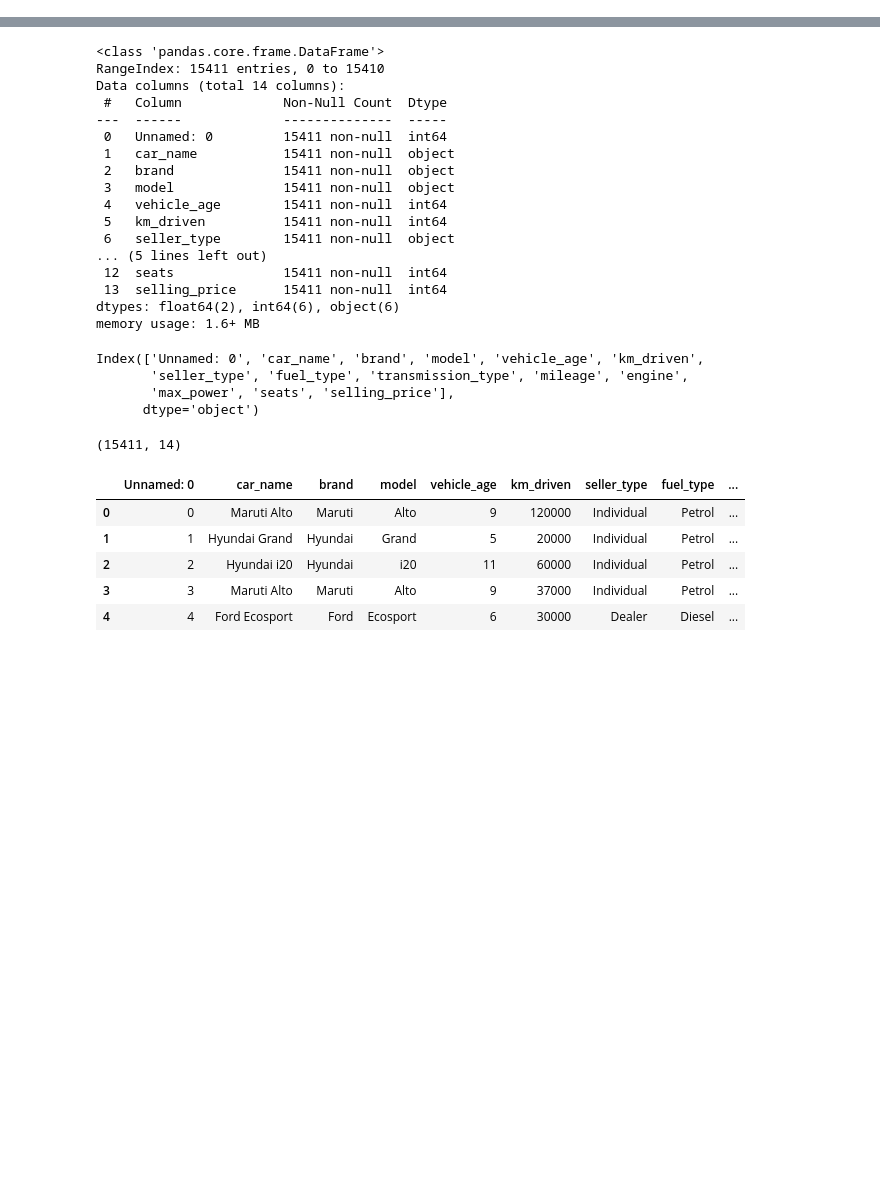
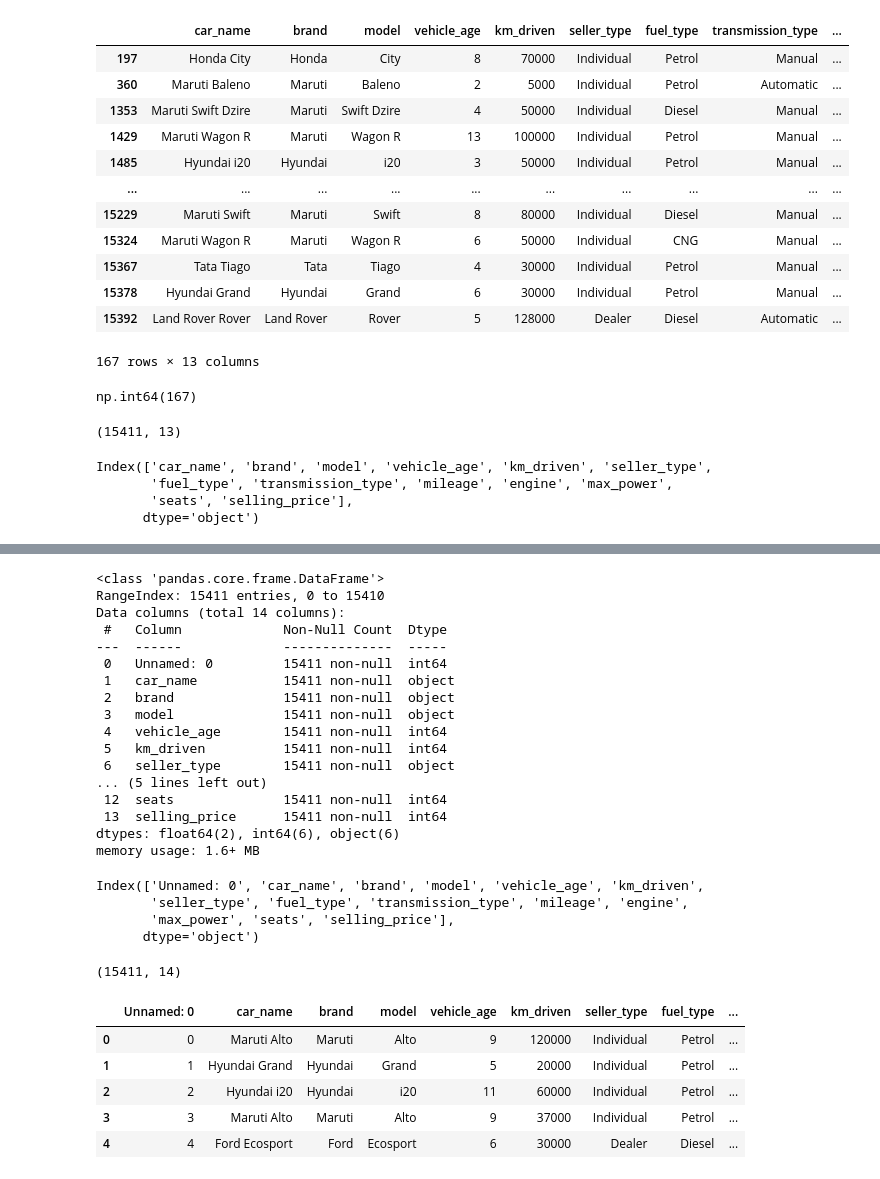
Before and after one commit to BuketSudeSnky/used-car-price-prediction, a Jupyter notebook: 01_data_exploration.ipynb, the cells around one changed output, grey strips where cells are left out. Saved outputs shown, nothing was run; the diff lists cells and outputs as text; code cells hidden in the pictures; blank space fills up the shorter version.

```diff
--- a/01_data_exploration.ipynb
+++ b/01_data_exploration.ipynb
@@ -2,0 +80,33 @@
+# %%
+df = df.drop_duplicates()
+# %%
+df[df.duplicated()]
+# %% [output]
+|  | car_name | brand | model | vehicle_age | km_driven | seller_type | fuel_type | transmission_type | ... |
+| 197 | Honda City | Honda | City | 8 | 70000 | Individual | Petrol | Manual | ... |
+| 360 | Maruti Baleno | Maruti | Baleno | 2 | 5000 | Individual | Petrol | Automatic | ... |
+| 1353 | Maruti Swift Dzire | Maruti | Swift Dzire | 4 | 50000 | Individual | Diesel | Manual | ... |
+| 1429 | Maruti Wagon R | Maruti | Wagon R | 13 | 100000 | Individual | Petrol | Manual | ... |
+| 1485 | Hyundai i20 | Hyundai | i20 | 3 | 50000 | Individual | Petrol | Manual | ... |
+| ... | ... | ... | ... | ... | ... | ... | ... | ... | ... |
+| 15229 | Maruti Swift | Maruti | Swift | 8 | 80000 | Individual | Diesel | Manual | ... |
+| 15324 | Maruti Wagon R | Maruti | Wagon R | 6 | 50000 | Individual | CNG | Manual | ... |
+| 15367 | Tata Tiago | Tata | Tiago | 4 | 30000 | Individual | Petrol | Manual | ... |
+| 15378 | Hyundai Grand | Hyundai | Grand | 6 | 30000 | Individual | Petrol | Manual | ... |
+| 15392 | Land Rover Rover | Land Rover | Rover | 5 | 128000 | Dealer | Diesel | Automatic | ... |
+167 rows × 13 columns
+# %%
+df.duplicated().sum()
+# %% [output]
+np.int64(167)
+# %%
+df.shape
+# %% [output]
+(15411, 13)
+# %%
+df.columns
+# %% [output]
+Index(['car_name', 'brand', 'model', 'vehicle_age', 'km_driven', 'seller_type',
+       'fuel_type', 'transmission_type', 'mileage', 'engine', 'max_power',
+       'seats', 'selling_price'],
+      dtype='object')
```
Also changed, not shown: parts of 12 cells of this notebook.
